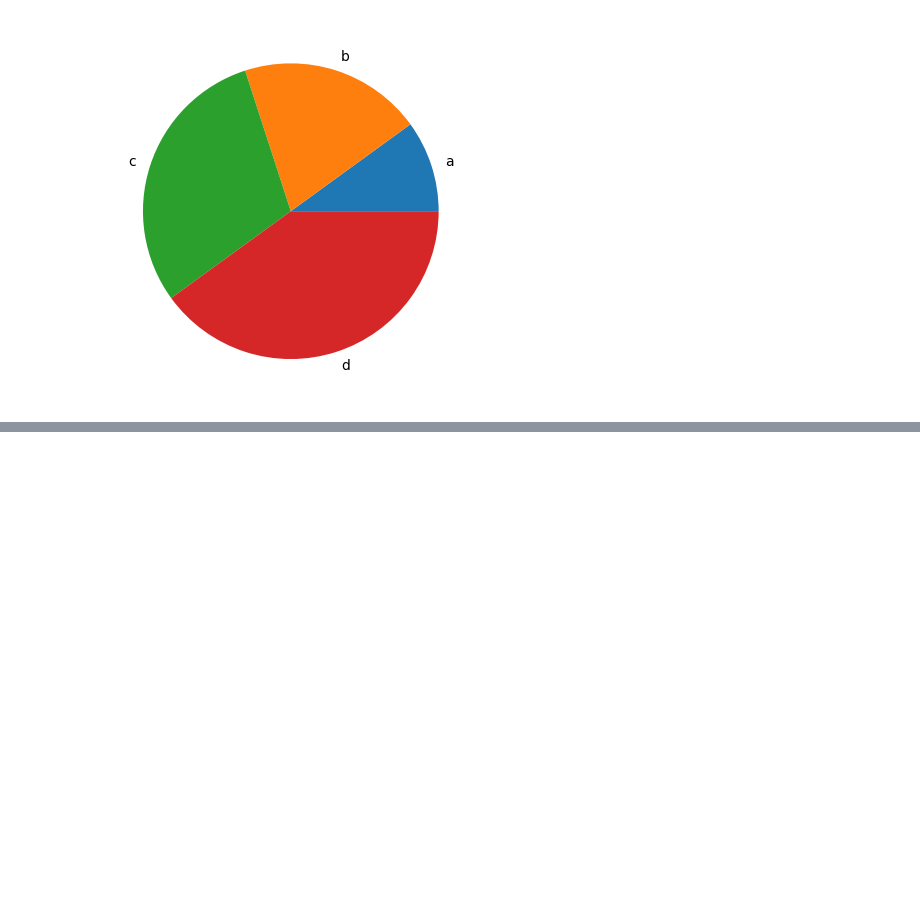
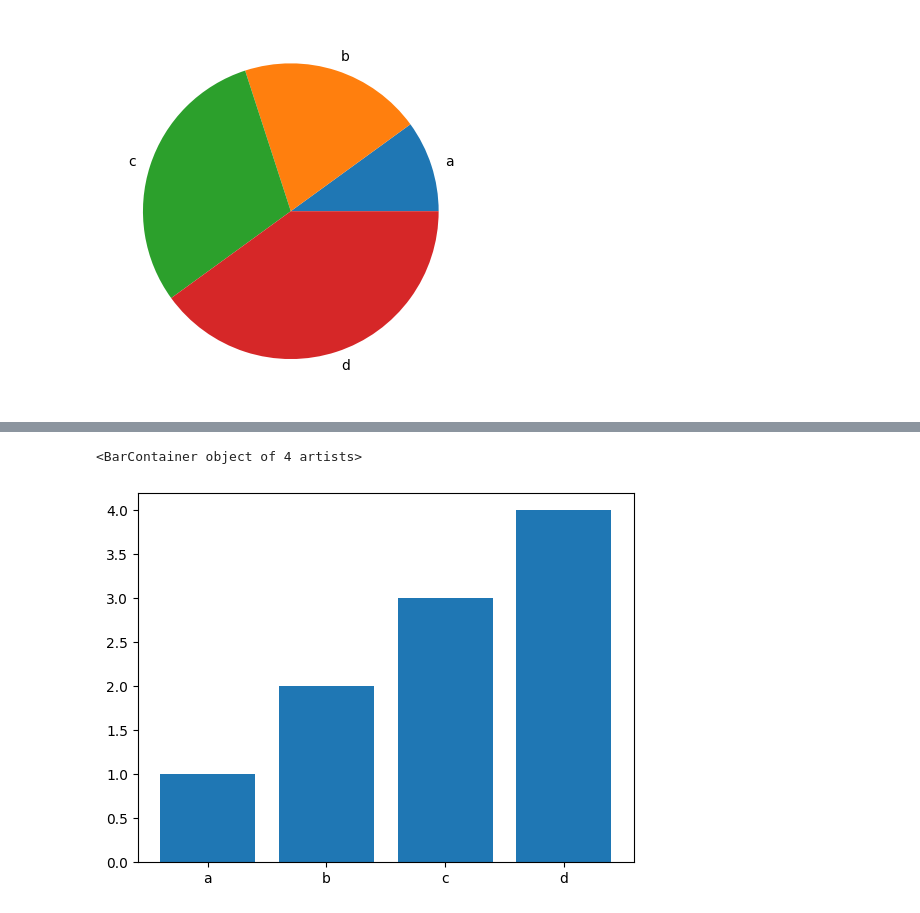
Before and after one commit to vcdemy/20240416, a Jupyter notebook: 2040416筆記.ipynb, the cells around one changed output, grey strips where cells are left out. Saved outputs shown, nothing was run; the diff lists cells and outputs as text; code cells hidden in the pictures; blank space fills up the shorter version.

```diff
--- a/2040416筆記.ipynb
+++ b/2040416筆記.ipynb
@@ -477,0 +485,5 @@ plt.pie(x, labels=list('abcd'));
+# %%
+plt.bar(list('abcd'), x)
+# %% [output]
+<BarContainer object of 4 artists>
+[figure, added]
```
Also changed, not shown: parts of 3 cells of this notebook.
